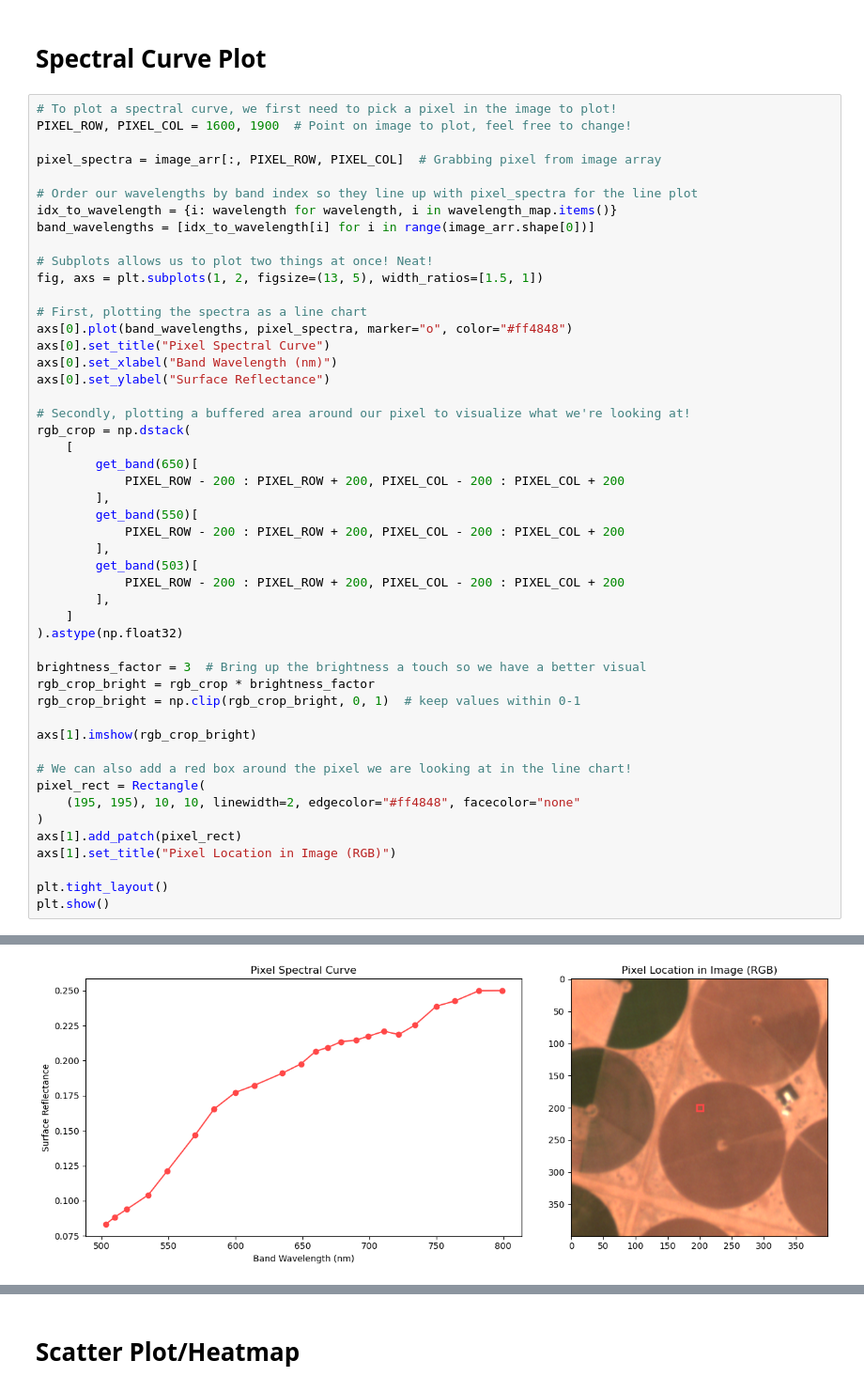
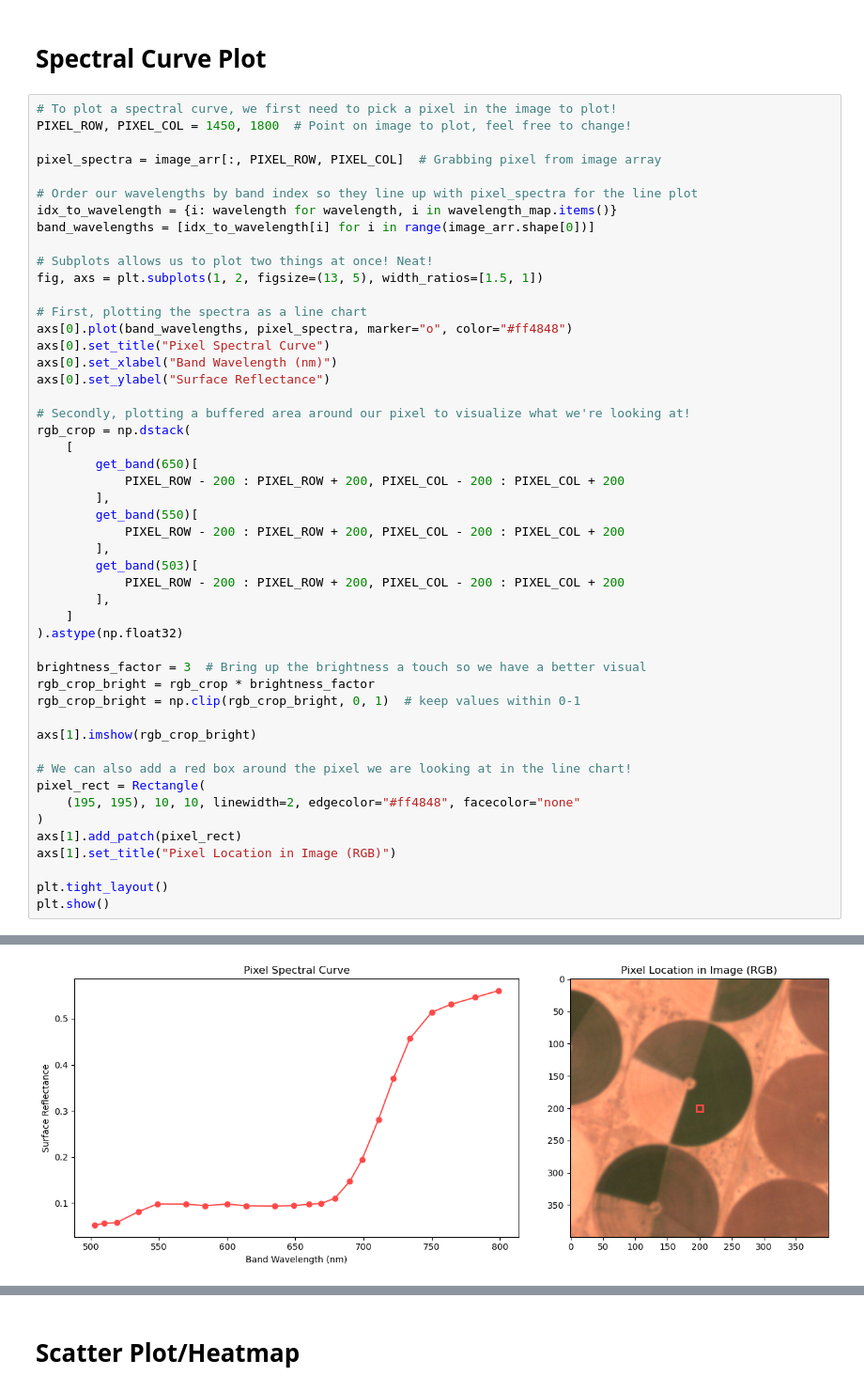
Before and after one commit to Nrevyw/wyvern-public-resources, a Jupyter notebook: tutorial-notebooks/visualizing-spectra/visualizing_spectra.ipynb, the cells around one changed output, grey strips where cells are left out. Shown at 94% size. Drawn from its saved outputs; the diff is of its cells as text.

```diff
--- a/tutorial-notebooks/visualizing-spectra/visualizing_spectra.ipynb
+++ b/tutorial-notebooks/visualizing-spectra/visualizing_spectra.ipynb
@@ -156,7 +156,7 @@ def get_band(wavelength_nm: int, return_index: bool = False):
 # Spectral Curve Plot
 # %%
 # To plot a spectral curve, we first need to pick a pixel in the image to plot!
-PIXEL_ROW, PIXEL_COL = 1600, 1900  # Point on image to plot, feel free to change!
+PIXEL_ROW, PIXEL_COL = 1450, 1800  # Point on image to plot, feel free to change!
 
 pixel_spectra = image_arr[:, PIXEL_ROW, PIXEL_COL]  # Grabbing pixel from image array
 
@@ -180,33 +180,33 @@ rgb_crop = np.dstack(
             PIXEL_ROW - 200 : PIXEL_ROW + 200, PIXEL_COL - 200 : PIXEL_COL + 200
         ],
         get_band(550)[
             PIXEL_ROW - 200 : PIXEL_ROW + 200, PIXEL_COL - 200 : PIXEL_COL + 200
         ],
         get_band(503)[
             PIXEL_ROW - 200 : PIXEL_ROW + 200, PIXEL_COL - 200 : PIXEL_COL + 200
         ],
     ]
 ).astype(np.float32)
 
 brightness_factor = 3  # Bring up the brightness a touch so we have a better visual
 rgb_crop_bright = rgb_crop * brightness_factor
 rgb_crop_bright = np.clip(rgb_crop_bright, 0, 1)  # keep values within 0-1
 
 axs[1].imshow(rgb_crop_bright)
 
 # We can also add a red box around the pixel we are looking at in the line chart!
 pixel_rect = Rectangle(
     (195, 195), 10, 10, linewidth=2, edgecolor="#ff4848", facecolor="none"
 )
 axs[1].add_patch(pixel_rect)
 axs[1].set_title("Pixel Location in Image (RGB)")
 
 plt.tight_layout()
 plt.show()
 # %% [output]
 Requested 650nm -- using 649nm
 Requested 550nm -- using 549nm
 Requested 503nm -- using 503nm
-[figure, old version]
+[figure, new version]
 # %% [markdown]
 ## Spectral Curve Discussion
```
Also changed, not shown: parts of 4 cells of this notebook.
